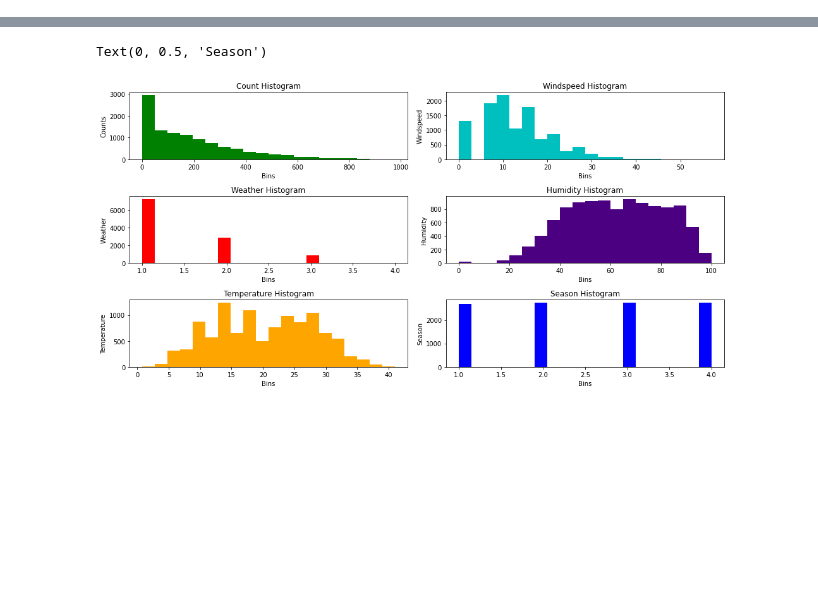
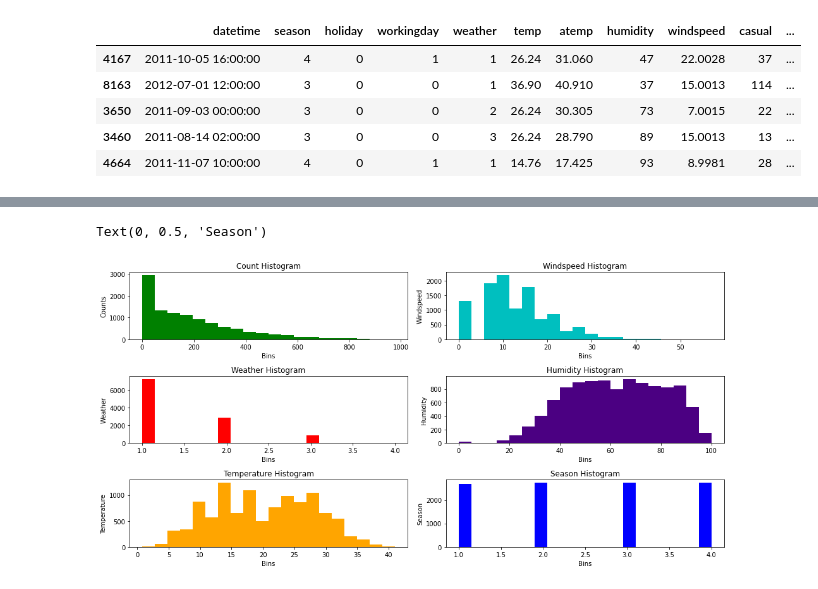
Before and after one commit to Victoradukwu/udacity-aws-mle, a Jupyter notebook: bike-sharing/notebooks/bike-sharing.ipynb, the cells around one changed output, grey strips where cells are left out. Saved outputs shown, nothing was run; the diff lists cells and outputs as text; code cells hidden in the pictures; blank space fills up the shorter version.

```diff
--- a/bike-sharing/notebooks/bike-sharing.ipynb
+++ b/bike-sharing/notebooks/bike-sharing.ipynb
@@ -30,3 +37,12 @@ Data columns (total 12 columns):
  11  count       10886 non-null  int64
 dtypes: float64(3), int64(8), object(1)
 memory usage: 1020.7+ KB
+# %%
+train_data.sample(5)
+# %% [output]
+|  | datetime | season | holiday | workingday | weather | temp | atemp | humidity | windspeed | casual | ... |
+| 4167 | 2011-10-05 16:00:00 | 4 | 0 | 1 | 1 | 26.24 | 31.060 | 47 | 22.0028 | 37 | ... |
+| 8163 | 2012-07-01 12:00:00 | 3 | 0 | 0 | 1 | 36.90 | 40.910 | 37 | 15.0013 | 114 | ... |
+| 3650 | 2011-09-03 00:00:00 | 3 | 0 | 0 | 2 | 26.24 | 30.305 | 73 | 7.0015 | 22 | ... |
+| 3460 | 2011-08-14 02:00:00 | 3 | 0 | 0 | 3 | 26.24 | 28.790 | 89 | 15.0013 | 13 | ... |
+| 4664 | 2011-11-07 10:00:00 | 4 | 0 | 1 | 1 | 14.76 | 17.425 | 93 | 8.9981 | 28 | ... |
```
Also changed, not shown: parts of 106 cells of this notebook, 10 other files.
